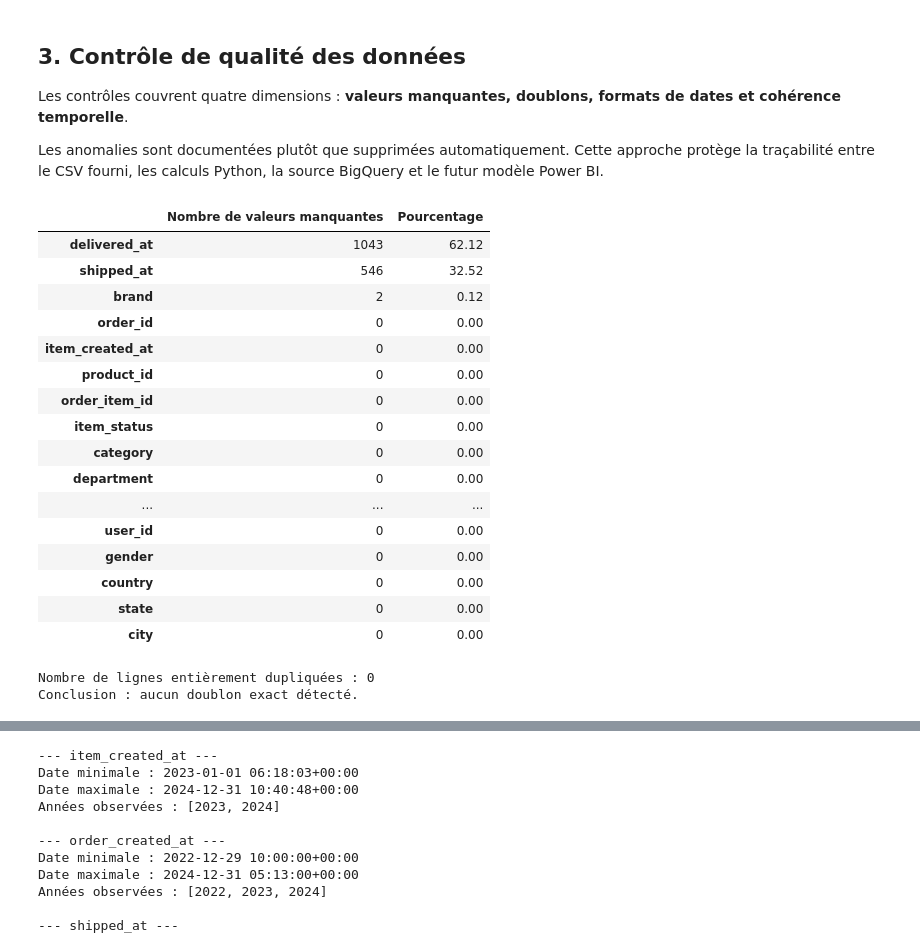
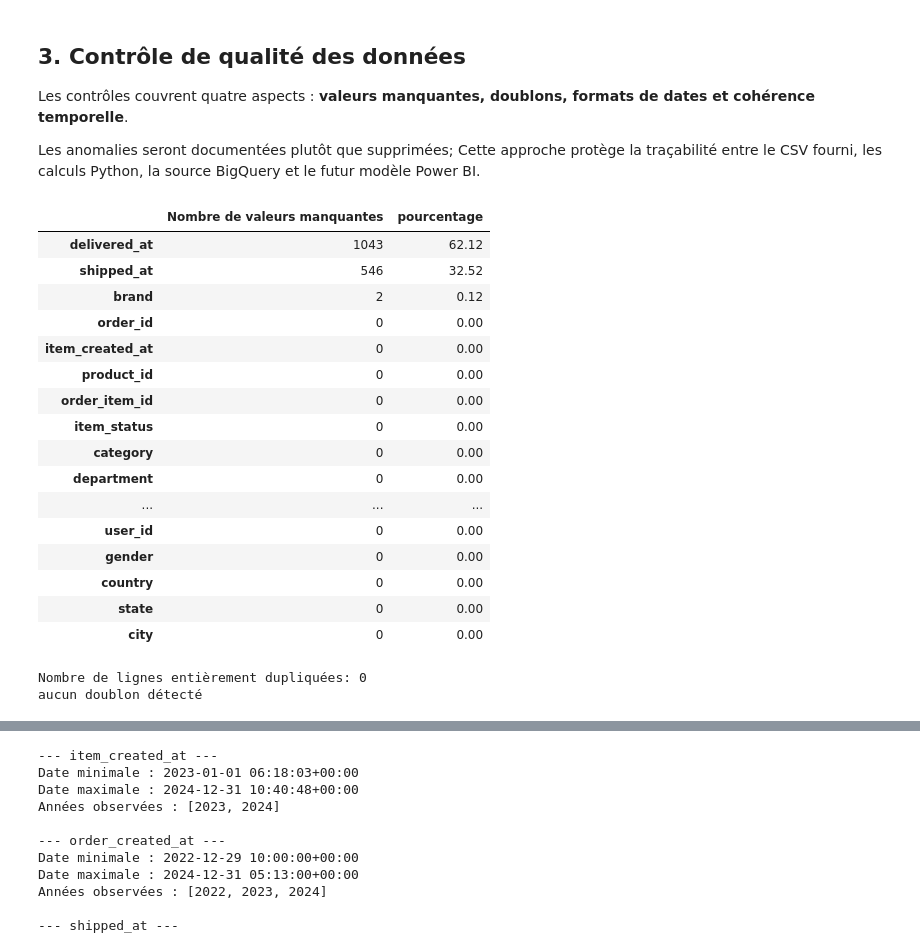
Before and after one commit to glimaleba/projet_thelook, a Jupyter notebook: notebooks/01_EDA_python.ipynb, the cells around one changed output, grey strips where cells are left out. Drawn from its saved outputs; the diff is of its cells as text; code cells hidden in the pictures.

Commit message:
revision de l'EDA python

```diff
--- a/notebooks/01_EDA_python.ipynb
+++ b/notebooks/01_EDA_python.ipynb
@@ -69,19 +66,7 @@ Environnement analytique initialisé.
 # %%
-# Chargement du CSV.
-# Le CSV se trouve dans ../data/thelook_fr_women_2023_2024.csv.
+# Chargement du CSV;Le CSV se trouve dans ../data/thelook_fr_women_2023_2024.csv.
+df = pd.read_csv("../data/thelook_fr_women_2023_2024.csv")
 
-DATA_PATH = Path("../data/thelook_fr_women_2023_2024.csv")
-
-#Message à afficher si le data set est absent
-if not DATA_PATH.exists():
-    raise FileNotFoundError(
-        f"Fichier introuvable : {DATA_PATH.resolve()}\n"
-        "Placez le CSV dans le dossier data/ du projet."
-    )
-
-df = pd.read_csv(DATA_PATH)
-
-print(f"Fichier chargé : {DATA_PATH}")
 print(f"Nombre de lignes : {df.shape[0]:,}")
 print(f"Nombre de colonnes : {df.shape[1]:,}")
 display(df.head())
@@ -204,15 +185,15 @@ display(data_dictionary)
 # %% [markdown]
 ## 3. Contrôle de qualité des données
 
-Les contrôles couvrent quatre dimensions : **valeurs manquantes, doublons, formats de dates et cohérence temporelle**.
+Les contrôles couvrent quatre aspects : **valeurs manquantes, doublons, formats de dates et cohérence temporelle**.
 
-Les anomalies sont documentées plutôt que supprimées automatiquement. Cette approche protège la traçabilité entre le CSV fourni, les calculs Python, la source BigQuery et le futur modèle Power BI.
+Les anomalies seront documentées plutôt que supprimées; Cette approche protège la traçabilité entre le CSV fourni, les calculs Python, la source BigQuery et le futur modèle Power BI.
 # %%
-missing = df.isna().sum().to_frame("Nombre de valeurs manquantes")
-missing["Pourcentage"] = (missing["Nombre de valeurs manquantes"] / len(df) * 100).round(2)
-display(missing.sort_values("Nombre de valeurs manquantes", ascending=False))
+missing=df.isna().sum().to_frame("Nombre de valeurs manquantes")
+missing["pourcentage"]=missing["Nombre de valeurs manquantes"]*100/len(df)
+display(missing.sort_values("Nombre de valeurs manquantes",ascending=False))
 # %% [output]
-|  | Nombre de valeurs manquantes | Pourcentage |
+|  | Nombre de valeurs manquantes | pourcentage |
 | delivered_at | 1043 | 62.12 |
 | shipped_at | 546 | 32.52 |
 | brand | 2 | 0.12 |
@@ -230,13 +211,12 @@ display(missing.sort_values("Nombre de valeurs manquantes", ascending=False))
 | state | 0 | 0.00 |
 | city | 0 | 0.00 |
 # %%
-duplicate_count = df.duplicated().sum()
-print(f"Nombre de lignes entièrement dupliquées : {duplicate_count:,}")
-
-if duplicate_count == 0:
-    print("Conclusion : aucun doublon exact détecté.")
+duplicated_nb=df.duplicated().sum()
+print(f"Nombre de lignes entièrement dupliquées: {duplicated_nb}")
+if duplicated_nb==0:
+    print("aucun doublon détecté")
 else:
-    print("Conclusion : des doublons exacts sont présents et doivent être investigués.")
+    print(f"Des doublons sont présents et doivent être investigués")
 # %% [output]
-Nombre de lignes entièrement dupliquées : 0
-Conclusion : aucun doublon exact détecté.
+Nombre de lignes entièrement dupliquées: 0
+aucun doublon détecté
```
Also changed, not shown: parts of 41 cells of this notebook, 1 other file.
